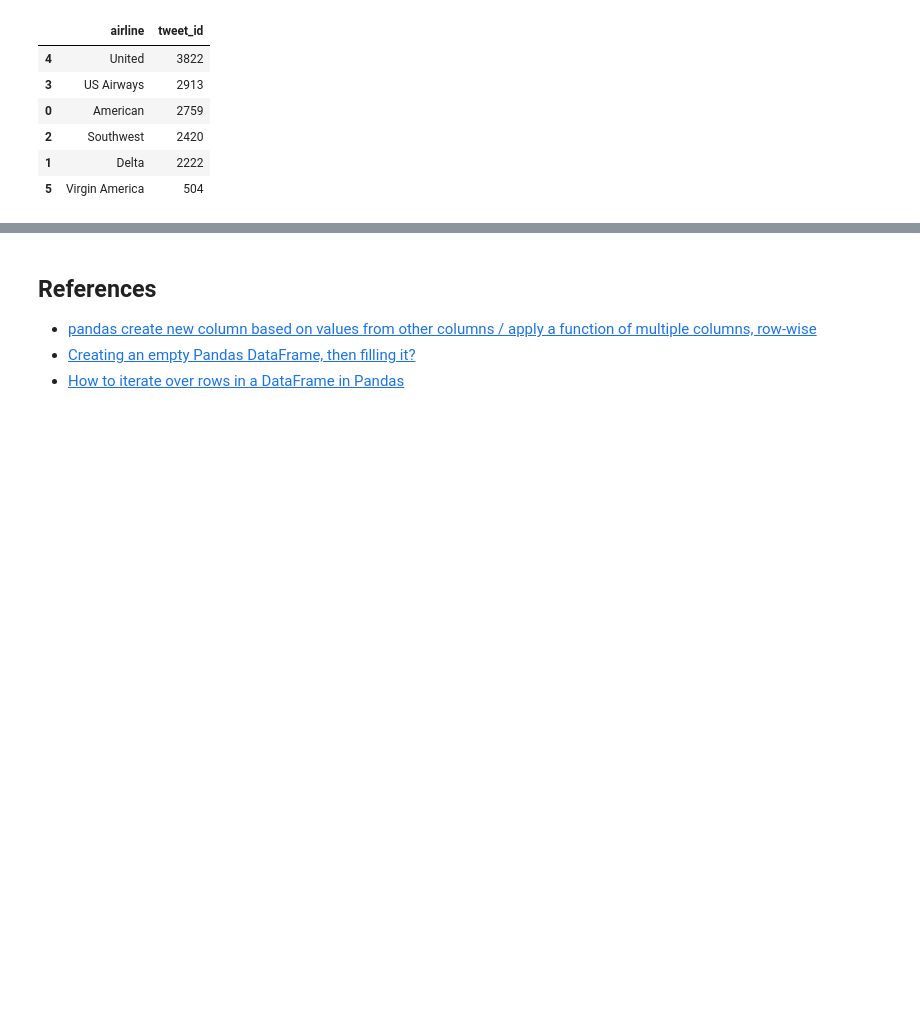
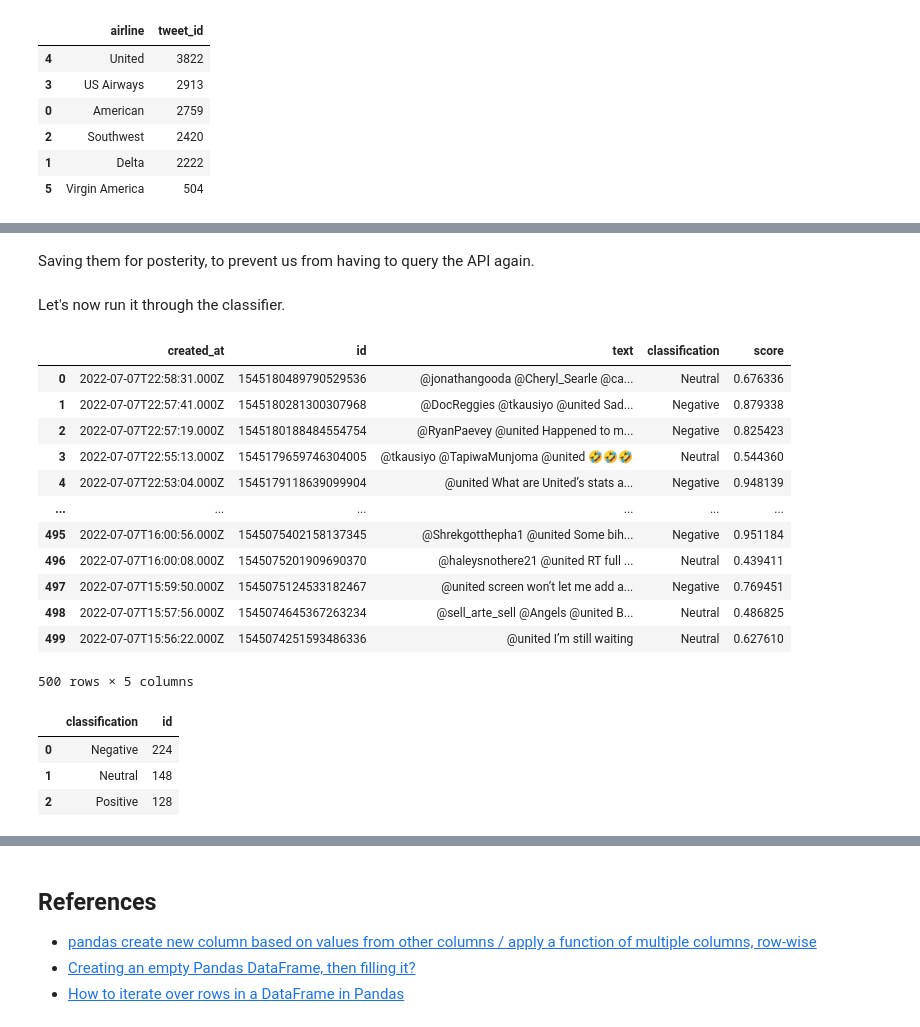
Before and after one commit to LaloLoop/SENG8080-Airline-sentiment-analysis, a Jupyter notebook: hugging-face.ipynb, the cells around one changed output, grey strips where cells are left out. Cells and saved outputs as stored; diff of their text form; code cells hidden in the pictures; blank space fills up the shorter version.

Commit message:
feat(tweeter-api): integration with the twitter API

```diff
--- a/hugging-face.ipynb
+++ b/hugging-face.ipynb
@@ -176,0 +188,4 @@ old_tweets[['airline', 'tweet_id']].groupby('airline', as_index=False).count().s
+# %%
+rs = ResultStream(request_parameters=query, max_results=10, max_pages=1, **search_args)
+# %%
+tweets = list(rs.stream())
@@ -176,0 +214,6 @@ old_tweets[['airline', 'tweet_id']].groupby('airline', as_index=False).count().s
+# %%
+united_sample = []
+for tg in tweets:
+    united_sample.extend(tg['data'])
+# %%
+united_sample_df = pd.DataFrame(united_sample)
@@ -176,0 +236,2 @@ old_tweets[['airline', 'tweet_id']].groupby('airline', as_index=False).count().s
+# %% [markdown]
+Saving them for posterity, to prevent us from having to query the API again.
@@ -176,0 +240,2 @@ old_tweets[['airline', 'tweet_id']].groupby('airline', as_index=False).count().s
+# %% [markdown]
+Let's now run it through the classifier.
@@ -176,0 +262,23 @@ old_tweets[['airline', 'tweet_id']].groupby('airline', as_index=False).count().s
+# %%
+united_sample_df
+# %% [output]
+|  | created_at | id | text | classification | score |
+| 0 | 2022-07-07T22:58:31.000Z | 1545180489790529536 | @jonathangooda @Cheryl_Searle @ca... | Neutral | 0.676336 |
+| 1 | 2022-07-07T22:57:41.000Z | 1545180281300307968 | @DocReggies @tkausiyo @united Sad... | Negative | 0.879338 |
+| 2 | 2022-07-07T22:57:19.000Z | 1545180188484554754 | @RyanPaevey @united Happened to m... | Negative | 0.825423 |
+| 3 | 2022-07-07T22:55:13.000Z | 1545179659746304005 | @tkausiyo @TapiwaMunjoma @united 🤣🤣🤣 | Neutral | 0.544360 |
+| 4 | 2022-07-07T22:53:04.000Z | 1545179118639099904 | @united What are United’s stats a... | Negative | 0.948139 |
+| ... | ... | ... | ... | ... | ... |
+| 495 | 2022-07-07T16:00:56.000Z | 1545075402158137345 | @Shrekgotthepha1 @united Some bih... | Negative | 0.951184 |
+| 496 | 2022-07-07T16:00:08.000Z | 1545075201909690370 | @haleysnothere21 @united RT full ... | Neutral | 0.439411 |
+| 497 | 2022-07-07T15:59:50.000Z | 1545075124533182467 | @united screen won’t let me add a... | Negative | 0.769451 |
+| 498 | 2022-07-07T15:57:56.000Z | 1545074645367263234 | @sell_arte_sell @Angels @united B... | Neutral | 0.486825 |
+| 499 | 2022-07-07T15:56:22.000Z | 1545074251593486336 | @united I’m still waiting | Neutral | 0.627610 |
+500 rows × 5 columns
+# %%
+united_sample_df[['id', 'classification']].groupby('classification', as_index=False).count().sort_values('id', ascending=False)
+# %% [output]
+|  | classification | id |
+| 0 | Negative | 224 |
+| 1 | Neutral | 148 |
+| 2 | Positive | 128 |
```
Also changed, not shown: parts of 28 cells of this notebook, 30 other files.
